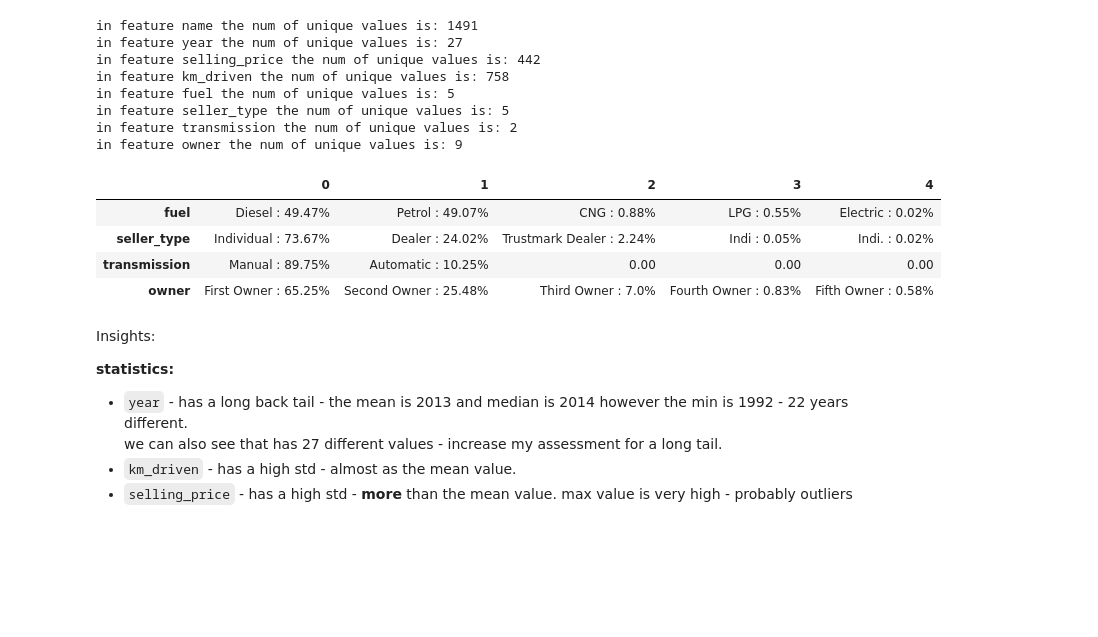
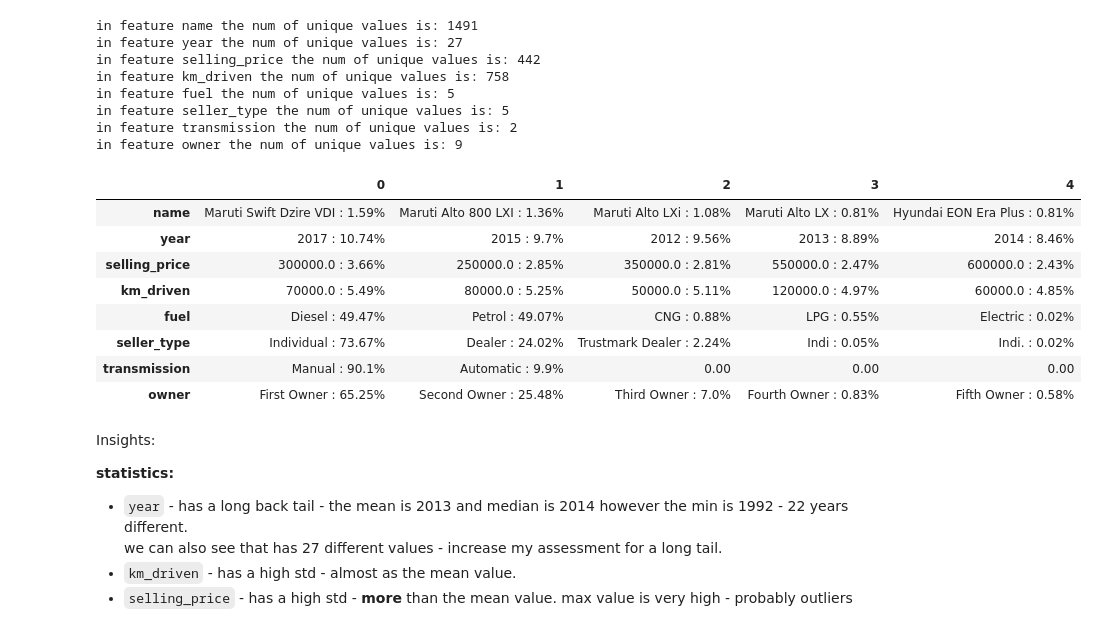
Before and after one commit to nirbarazida/NBprocessing, a Jupyter notebook: documentation/NBprocessing Package - Showcase.ipynb, the cells around one changed output. Drawn from its saved outputs; the diff is of its cells as text; code cells hidden in the pictures; blank space fills up the shorter version.

```diff
--- a/documentation/README_Notebook.ipynb
+++ b/documentation/NBprocessing Package - Showcase.ipynb
@@ -121,12 +117,16 @@ in feature seller_type the num of unique values is: 5
 in feature transmission the num of unique values is: 2
 in feature owner the num of unique values is: 9
 # %%
-NBcategorical.category_ratio(data,['fuel','seller_type','transmission','owner'])
+NBcategorical.category_ratio(data)
 # %% [output]
 |  | 0 | 1 | 2 | 3 | 4 |
+| name | Maruti Swift Dzire VDI : 1.59% | Maruti Alto 800 LXI : 1.36% | Maruti Alto LXi : 1.08% | Maruti Alto LX : 0.81% | Hyundai EON Era Plus : 0.81% |
+| year | 2017 : 10.74% | 2015 : 9.7% | 2012 : 9.56% | 2013 : 8.89% | 2014 : 8.46% |
+| selling_price | 300000.0 : 3.66% | 250000.0 : 2.85% | 350000.0 : 2.81% | 550000.0 : 2.47% | 600000.0 : 2.43% |
+| km_driven | 70000.0 : 5.49% | 80000.0 : 5.25% | 50000.0 : 5.11% | 120000.0 : 4.97% | 60000.0 : 4.85% |
 | fuel | Diesel : 49.47% | Petrol : 49.07% | CNG : 0.88% | LPG : 0.55% | Electric : 0.02% |
 | seller_type | Individual : 73.67% | Dealer : 24.02% | Trustmark Dealer : 2.24% | Indi : 0.05% | Indi. : 0.02% |
-| transmission | Manual : 89.75% | Automatic : 10.25% | 0.00 | 0.00 | 0.00 |
+| transmission | Manual : 90.1% | Automatic : 9.9% | 0.00 | 0.00 | 0.00 |
 | owner | First Owner : 65.25% | Second Owner : 25.48% | Third Owner : 7.0% | Fourth Owner : 0.83% | Fifth Owner : 0.58% |
 # %% [markdown]
 Insights:
```
Also changed, not shown: parts of 44 cells of this notebook, 5 other files.
